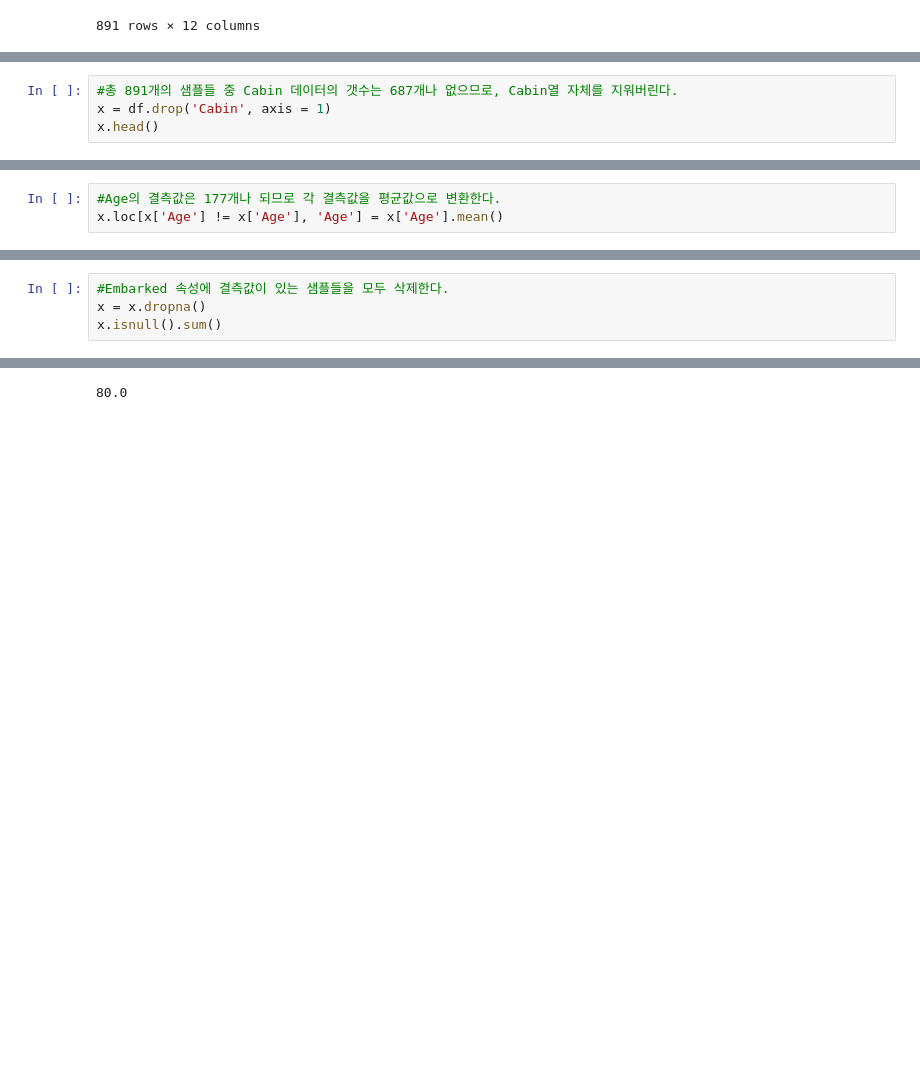
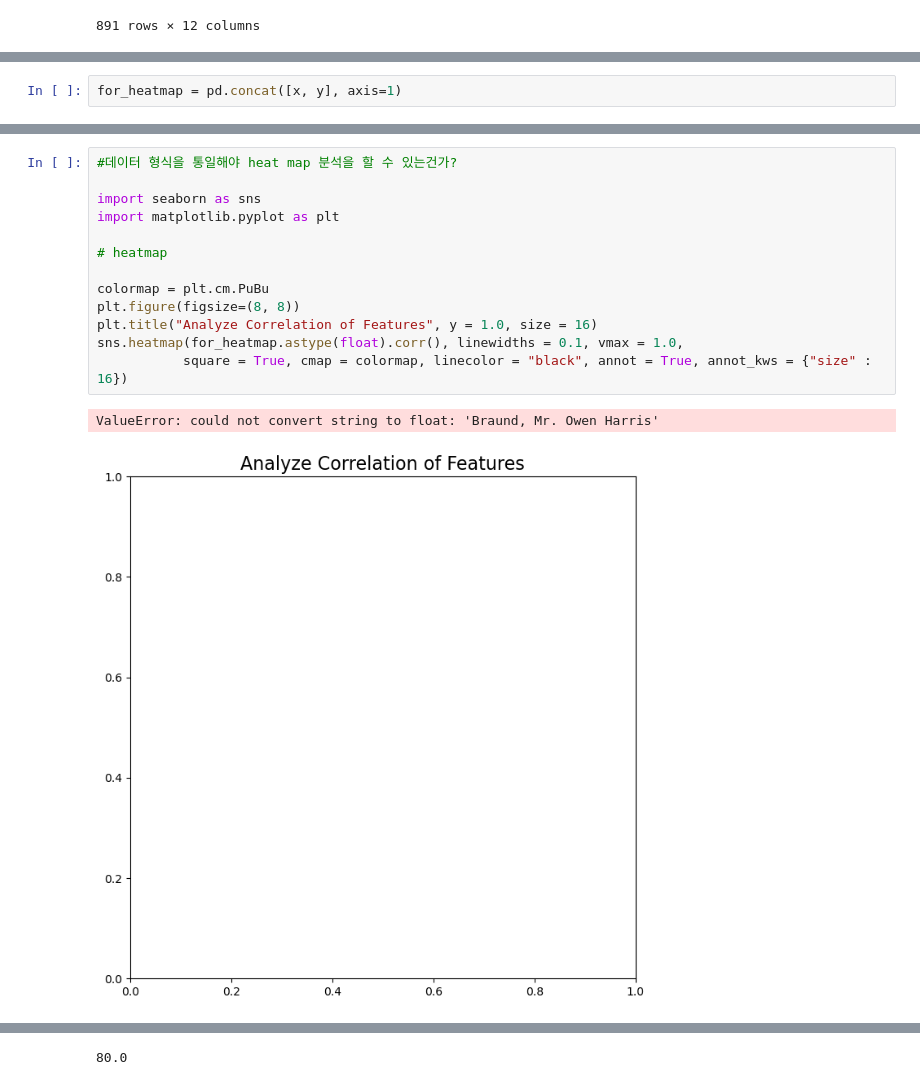
Before and after one commit to Lee-jong-won/AI-Study, a Jupyter notebook: titanic-classification.ipynb, the cells around one changed output, grey strips where cells are left out. Cells and saved outputs as stored; diff of their text form; blank space fills up the shorter version.

```diff
--- a/titanic-classification.ipynb
+++ b/titanic-classification.ipynb
@@ -59,4 +160,0 @@ dtype: int64
-# %%
-#총 891개의 샘플들 중 Cabin 데이터의 갯수는 687개나 없으므로, Cabin열 자체를 지워버린다.
-x = df.drop('Cabin', axis = 1)
-x.head()
@@ -70,3 +160,0 @@ x.head()
-# %%
-#Age의 결측값은 177개나 되므로 각 결측값을 평균값으로 변환한다.
-x.loc[x['Age'] != x['Age'], 'Age'] = x['Age'].mean()
@@ -105,4 +160,0 @@ dtype: int64
-# %%
-#Embarked 속성에 결측값이 있는 샘플들을 모두 삭제한다.
-x = x.dropna()
-x.isnull().sum()
@@ -153,0 +161,2 @@ Name: Ticket, Length: 889, dtype: object
+# %%
+for_heatmap = pd.concat([x, y], axis=1)
@@ -154 +179,17 @@ Name: Ticket, Length: 889, dtype: object
+# %%
+#데이터 형식을 통일해야 heat map 분석을 할 수 있는건가?
+
+import seaborn as sns
+import matplotlib.pyplot as plt
+
+# heatmap
+
+colormap = plt.cm.PuBu
+plt.figure(figsize=(8, 8))
+plt.title("Analyze Correlation of Features", y = 1.0, size = 16)
+sns.heatmap(for_heatmap.astype(float).corr(), linewidths = 0.1, vmax = 1.0,
+           square = True, cmap = colormap, linecolor = "black", annot = True, annot_kws = {"size" : 16})
+# %% [output]
+ValueError: could not convert string to float: 'Braund, Mr. Owen Harris'
+[figure, added]
 # %%
```
Also changed, not shown: parts of 28 cells of this notebook.
